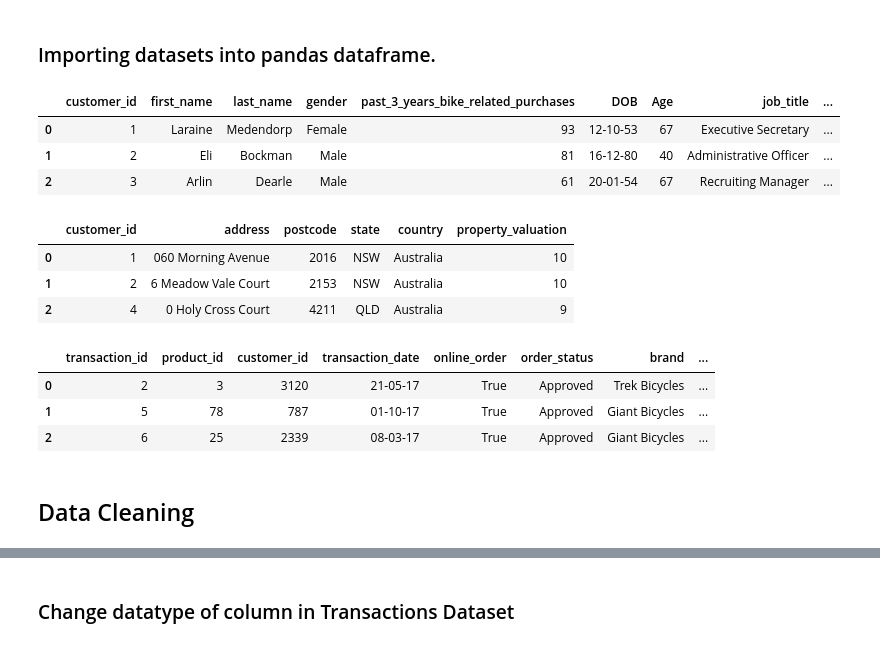
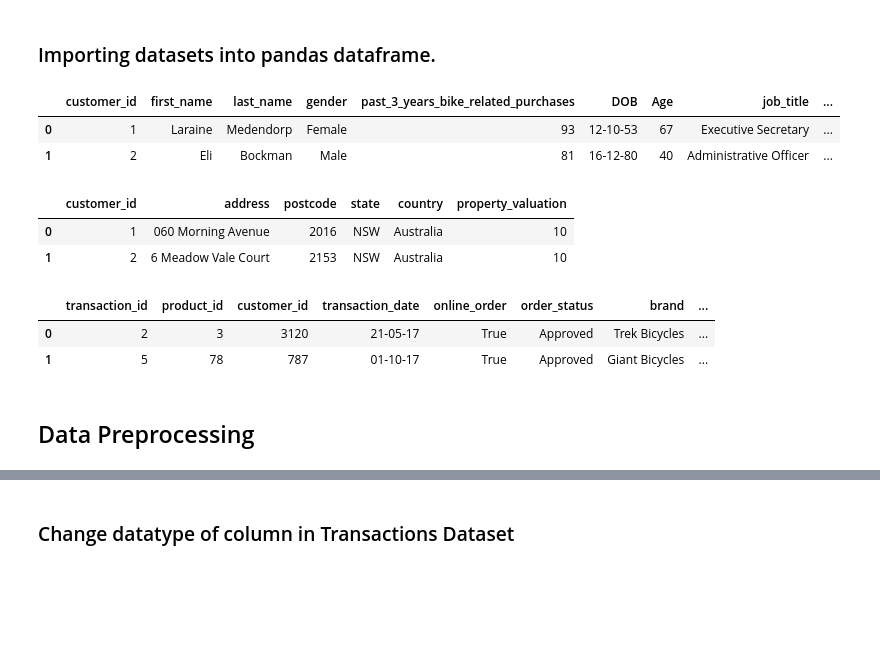
Before and after one commit to ShuklaPrashant21/Virtual-Internship, a Jupyter notebook: KPMG Virtual Internship/Task_Solutions/KPMG_Virtual_Internship-Task2.ipynb, the cells around one changed output, grey strips where cells are left out. Cells and saved outputs as stored; diff of their text form; code cells hidden in the pictures; blank space fills up the shorter version.

```diff
--- a/KPMG Virtual Internship/Task_Solutions/KPMG_Virtual_Internship-Task2.ipynb
+++ b/KPMG Virtual Internship/Task_Solutions/KPMG_Virtual_Internship-Task2.ipynb
@@ -16,27 +17,24 @@ import warnings
 ### Importing datasets into pandas dataframe.
 # %%
 cus_demo = pd.read_csv(r"C:\Users\lenovo\Downloads\Virtual Internship 2020\KPMG Virtual Internship\KPMG_Customer_Demographic.csv")
-cus_demo.head(3)
+cus_demo.head(2)
 # %% [output]
 |  | customer_id | first_name | last_name | gender | past_3_years_bike_related_purchases | DOB | Age | job_title | ... |
 | 0 | 1 | Laraine | Medendorp | Female | 93 | 12-10-53 | 67 | Executive Secretary | ... |
 | 1 | 2 | Eli | Bockman | Male | 81 | 16-12-80 | 40 | Administrative Officer | ... |
-| 2 | 3 | Arlin | Dearle | Male | 61 | 20-01-54 | 67 | Recruiting Manager | ... |
 # %%
 cus_add = pd.read_csv(r"C:\Users\lenovo\Downloads\Virtual Internship 2020\KPMG Virtual Internship\KPMG_Customer_Address.csv")
-cus_add.head(3)
+cus_add.head(2)
 # %% [output]
 |  | customer_id | address | postcode | state | country | property_valuation |
 | 0 | 1 | 060 Morning Avenue | 2016 | NSW | Australia | 10 |
 | 1 | 2 | 6 Meadow Vale Court | 2153 | NSW | Australia | 10 |
-| 2 | 4 | 0 Holy Cross Court | 4211 | QLD | Australia | 9 |
 # %%
 trans = pd.read_csv(r"C:\Users\lenovo\Downloads\Virtual Internship 2020\KPMG Virtual Internship\KPMG_Transactions.csv")
-trans.head(3)
+trans.head(2)
 # %% [output]
 |  | transaction_id | product_id | customer_id | transaction_date | online_order | order_status | brand | ... |
 | 0 | 2 | 3 | 3120 | 21-05-17 | True | Approved | Trek Bicycles | ... |
 | 1 | 5 | 78 | 787 | 01-10-17 | True | Approved | Giant Bicycles | ... |
-| 2 | 6 | 25 | 2339 | 08-03-17 | True | Approved | Giant Bicycles | ... |
 # %% [markdown]
-## Data Cleaning
+## Data Preprocessing
```
Also changed, not shown: parts of 37 cells of this notebook.
